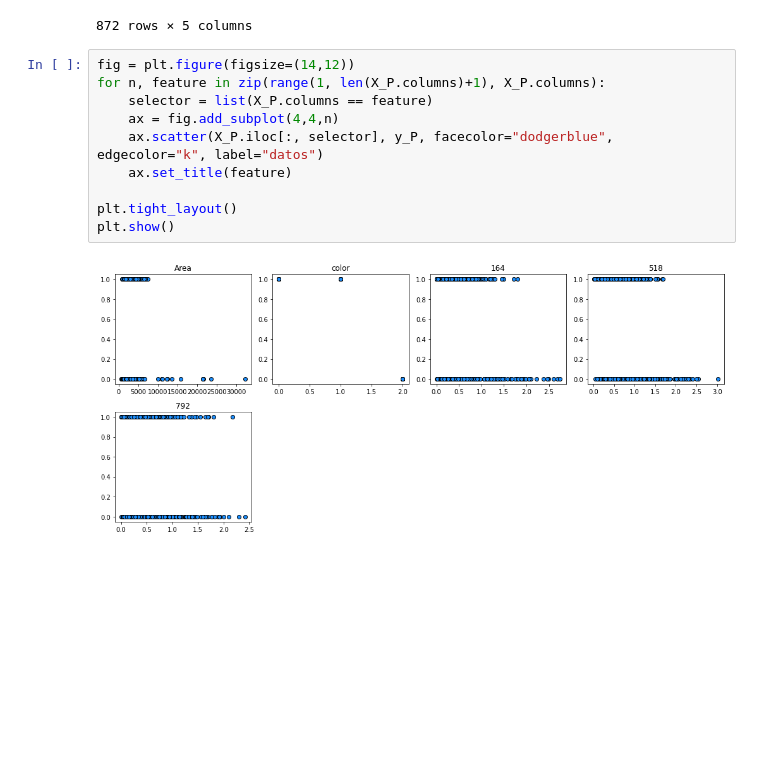
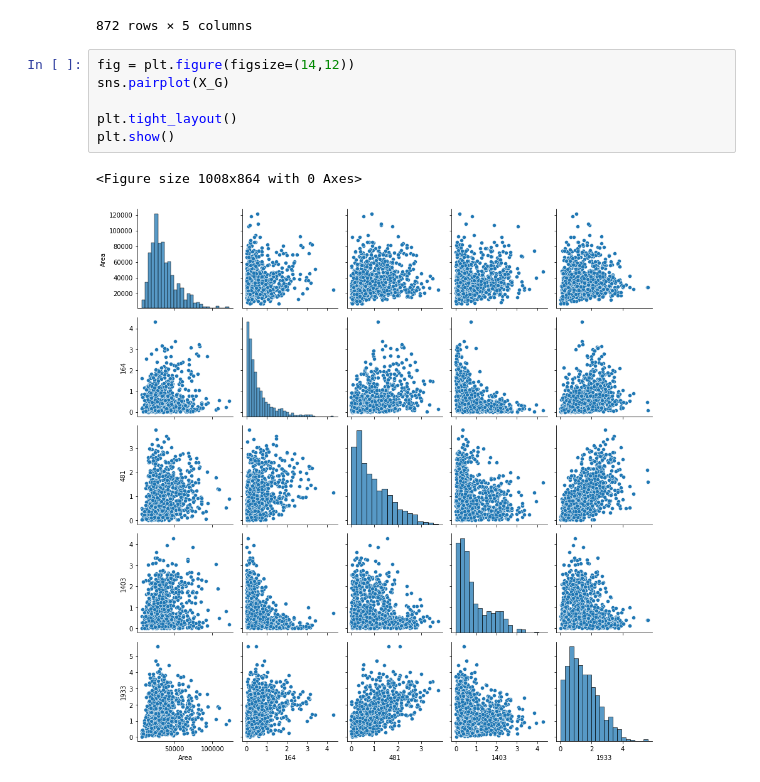
Before and after one commit to nachitog83/mentoria_img, a Jupyter notebook: 3-Introduccion_AS/4_Introducción_al_Aprendizaje_Supervisado_Detección_de_Objetos_ver1.ipynb, the cells around one changed output. Saved outputs shown, nothing was run; the diff lists cells and outputs as text; blank space fills up the shorter version.

```diff
--- a/3-Introduccion_AS/4_Introducción_al_Aprendizaje_Supervisado_Detección_de_Objetos_ver1.ipynb
+++ b/3-Introduccion_AS/4_Introducción_al_Aprendizaje_Supervisado_Detección_de_Objetos_ver1.ipynb
@@ -213,15 +213,12 @@ X_G
 | 1595 | 46104 | 1 | 0.365268 | 0.361974 | 1.001351 |
 | 1596 | 33600 | 1 | 0.408310 | 0.379259 | 1.557918 |
 872 rows × 5 columns
-# %%
-fig = plt.figure(figsize=(14,12))
-for n, feature in zip(range(1, len(X_P.columns)+1), X_P.columns):
-    selector = list(X_P.columns == feature)
-    ax = fig.add_subplot(4,4,n)
-    ax.scatter(X_P.iloc[:, selector], y_P, facecolor="dodgerblue", edgecolor="k", label="datos")
-    ax.set_title(feature)
-
-plt.tight_layout()
-plt.show()
-# %% [output]
-[figure, removed]
+# %%
+fig = plt.figure(figsize=(14,12))
+sns.pairplot(X_G)
+
+plt.tight_layout()
+plt.show()
+# %% [output]
+<Figure size 1008x864 with 0 Axes>
+[figure, added]
```
Also changed, not shown: parts of 10 cells of this notebook.
